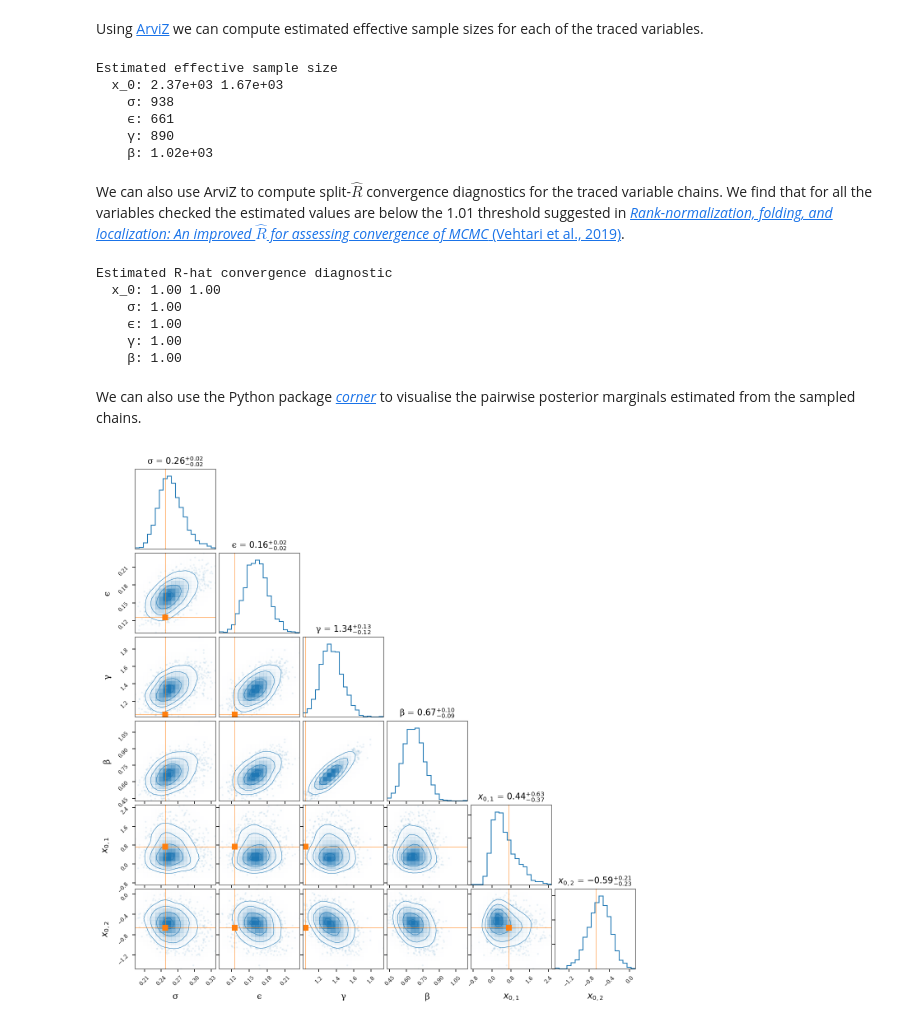
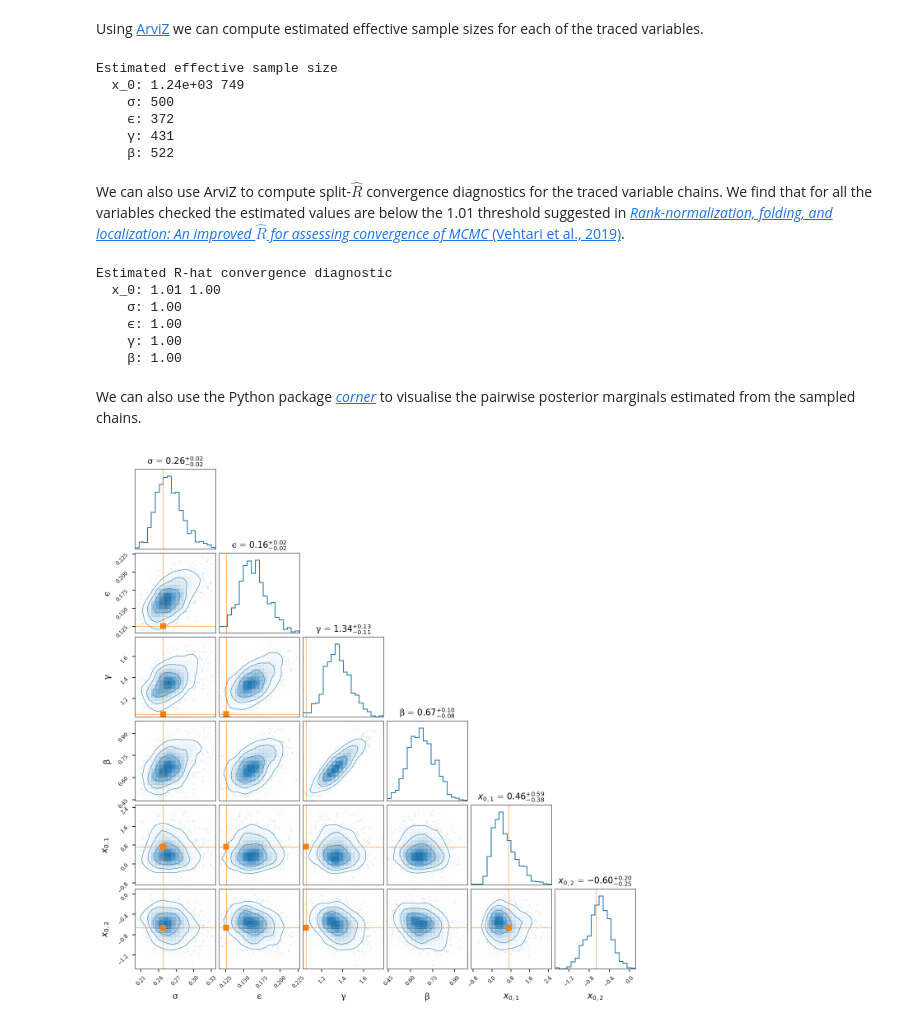
Before and after one commit to thiery-lab/manifold-mcmc-for-diffusions, a Jupyter notebook: FitzHugh-Nagumo_example.ipynb, the cells around one changed output. Cells and saved outputs as stored; diff of their text form; code cells hidden in the pictures.

```diff
--- a/FitzHugh-Nagumo_example.ipynb
+++ b/FitzHugh-Nagumo_example.ipynb
@@ -319,10 +322,11 @@ As a final step before sampling the chains we define a function which outputs th
 # %%
 def trace_func(state):
     q = state.pos
-    u, v_0, _ = onp.split(q, (dim_z, dim_z + dim_x,))
+    u, v_0, v_seq = onp.split(q, (dim_z, dim_z + dim_x,))
+    v_seq = v_seq.reshape((-1, dim_v))
     z = generate_z(u)
     x_0 = generate_x_0(v_0, z)
-    return {'x_0': x_0, 'σ': z[0], 'ϵ': z[1], 'γ': z[2], 'β': z[3]}
+    return {'x_0': x_0, 'σ': z[0], 'ϵ': z[1], 'γ': z[2], 'β': z[3], 'v_seq': v_seq}
 # %% [markdown]
 We now use the constructed `sampler` object to (sequentially) sample `num_chains` Markov chains for `num_sample + num_warmup` iterations, with later the first `num_warmup` iterations being discarded when calculating estimates / statistics using the chain samples, to minimise the effect of the initial transient convergence of the chains towards stationarity. We specify for four statistics to be monitored during sampling - the average acceptance probability (`accept_prob`), proportion of integration transitions terminating due to non-convergence of the quasi-Newton iteration (`convergence_error`), the proportion of integration transitions terminating due to detection of a non-reversible step (`non_reversible_step`) and the number of integrator steps computed per transition (`n_step`).
 
@@ -332,6 +336,6 @@ Note as sampling the chains puts a high demand on the CPU we default to sampling
 # %%
 if not ON_BINDER:
-    num_sample = 1000  # Number of chain samples in 'main' sampling phase
+    num_sample = 500  # Number of chain samples in 'main' sampling phase
     num_warmup = 500  # Number of chain samples in 'warmup' sampling phase
 else:
     num_warmup = 0
@@ -345,7 +349,7 @@ final_states, traces, stats = sampler.sample_chains(
 # %% [markdown]
 Using [ArviZ](https://arviz-devs.github.io/) we can compute estimated effective sample sizes for each of the traced variables.
 # %%
-ess_dataset = arviz.ess({k: [t[num_warmup:] for t in v] for k, v in traces.items()})
+ess_dataset = arviz.ess({k: [t[num_warmup:] for t in v] for k, v in traces.items() if k != 'v_seq'})
 print('Estimated effective sample size')
 for name, ess_array in ess_dataset.items():
     if ess_array.shape == ():
@@ -354,15 +358,15 @@ for name, ess_array in ess_dataset.items():
         print(f'  {name: >3}: {" ".join([f"{ess.data:.3g}" for ess in ess_array])}')
 # %% [output]
 Estimated effective sample size
-  x_0: 2.37e+03 1.67e+03
-    σ: 938
-    ϵ: 661
-    γ: 890
-    β: 1.02e+03
+  x_0: 1.24e+03 749
+    σ: 500
+    ϵ: 372
+    γ: 431
+    β: 522
 # %% [markdown]
 We can also use ArviZ to compute split-$\hat{R}$ convergence diagnostics for the traced variable chains. We find that for all the variables checked the estimated values are below the 1.01 threshold suggested in [*Rank-normalization, folding, and localization: An improved $\hat{R}$ for assessing convergence of MCMC* (Vehtari et al., 2019)](https://arxiv.org/abs/1903.08008).
 # %%
-rhat_dataset = arviz.rhat({k: [t[num_warmup:] for t in v] for k, v in traces.items()})
+rhat_dataset = arviz.rhat({k: [t[num_warmup:] for t in v] for k, v in traces.items() if k != 'v_seq'})
 print('Estimated R-hat convergence diagnostic')
 for name, rhat_array in rhat_dataset.items():
     if rhat_array.shape == ():
@@ -371,7 +375,7 @@ for name, rhat_array in rhat_dataset.items():
         print(f'  {name: >3}: {" ".join([f"{rhat.data:#.3g}" for rhat in rhat_array])}')
 # %% [output]
 Estimated R-hat convergence diagnostic
-  x_0: 1.00 1.00
+  x_0: 1.01 1.00
     σ: 1.00
     ϵ: 1.00
     γ: 1.00
@@ -381,23 +385,23 @@ We can also use the Python package [*corner*](https://corner.readthedocs.io/en/l
 # %%
 num_var = dim_z + dim_x
 param_names = ('σ', 'ϵ', 'γ', 'β')
 with plt.style.context(plot_style):
     fig, axes = plt.subplots(num_var, num_var, figsize=(1.5 * num_var, 1.5 * num_var))
     _ = corner.corner(
         onp.stack([onp.concatenate([t[num_warmup:] for t in traces[param_name]])
                    for param_name in param_names] +
                   [onp.concatenate([t[num_warmup:, i] for t in traces['x_0']])
                    for i in range(dim_x)], -1),
         labels=[f'{param_name}' for param_name in param_names] +
                [f'$x_{{0,{i+1}}}$' for i in range(dim_x)],
         truths=list(z_ref) + list(x_0_ref),
         color='C0', truth_color='C1', show_titles=True, smooth=1.,
         fig=fig)
-    for i in range(dim_z):
+    for i in range(num_var):
         for j in range(i+1):
-            if i != dim_z - 1:
+            if i != num_var - 1:
                 axes[i, j].xaxis.set_ticks_position('none')
             if j != 0 or (i == j == 0):
                 axes[i, j].yaxis.set_ticks_position('none')
 # %% [output]
-[figure, old version]
+[figure, new version]
```
Also changed, not shown: parts of 6 cells of this notebook.
